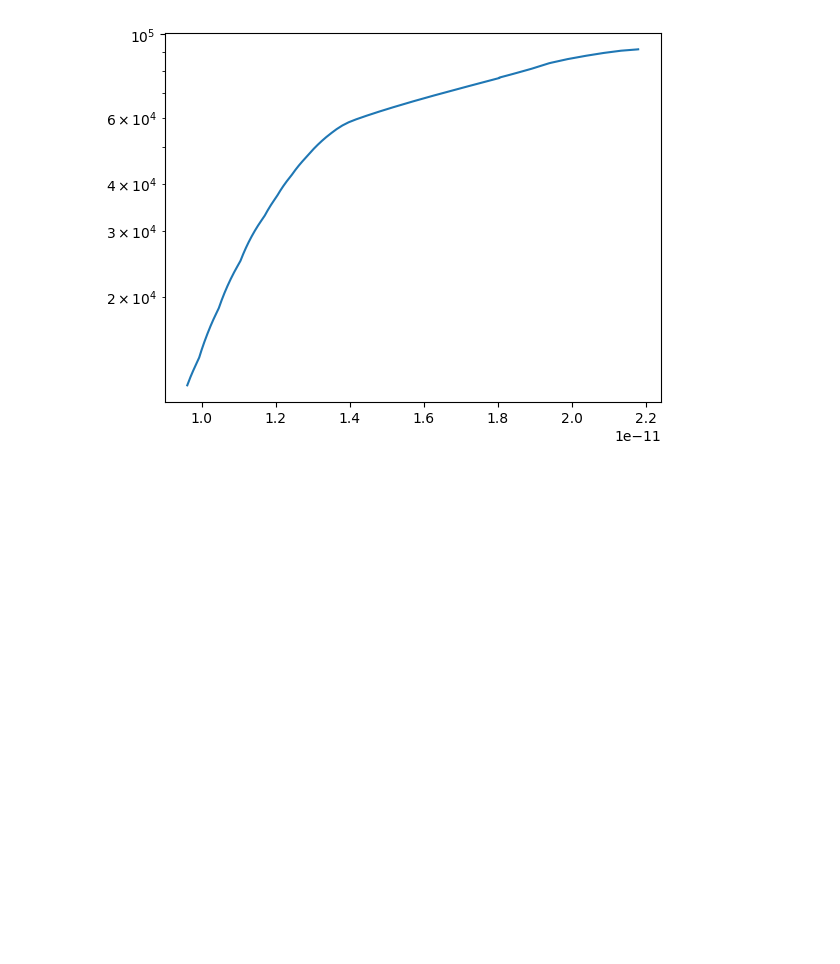
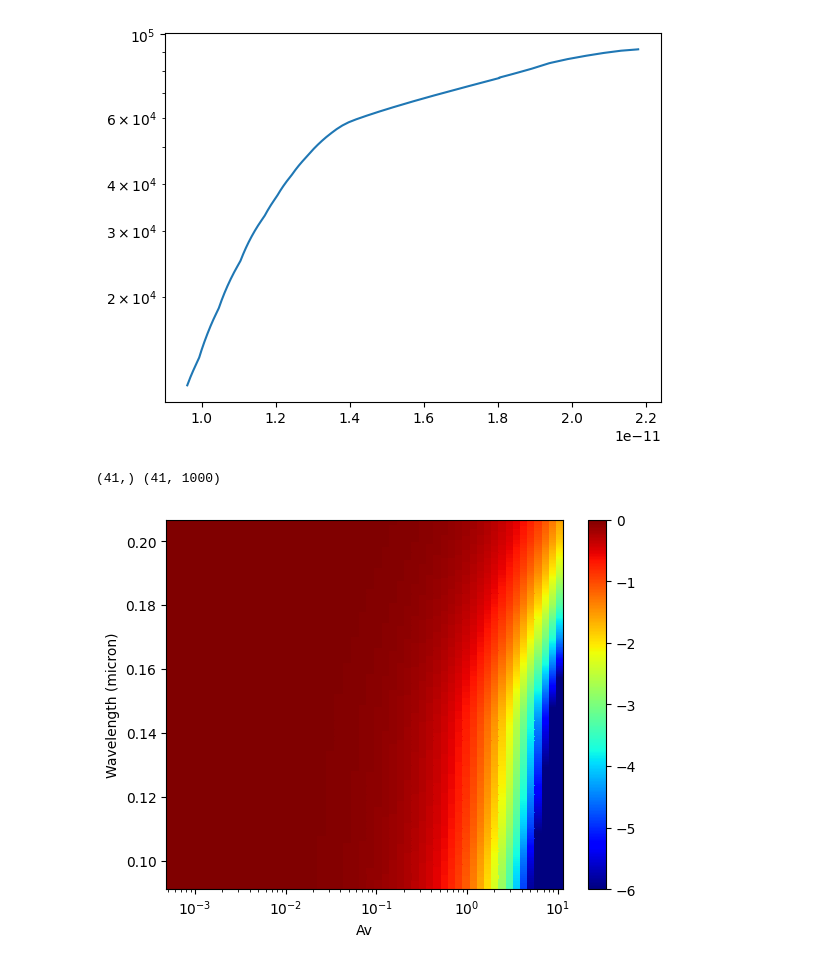
Before and after one commit to tgrassi/prizmo, a Jupyter notebook: models/tutorial/main.ipynb, the cells around one changed output. Cells and saved outputs as stored; diff of their text form; code cells hidden in the pictures; blank space fills up the shorter version.

```diff
--- a/models/tutorial/main.ipynb
+++ b/models/tutorial/main.ipynb
@@ -460,4 +439,40 @@ plt.show()
 # %% [output]
 [figure]
 # %%
-jflux = get_draine_field(prizmo.energy)  # negligible radiation field
+jflux = get_draine_field(prizmo.energy)
+#x, Tgas, jflux, ds
+Ncol2AV = 6.289e-22
+x = all_x[-1]
+tgas = all_tgas[-1]
+ngas = np.sum(x)
+
+av = 0e0
+ds = 10. / Ncol2AV / ngas / 1e4
+stot = 0e0
+avs = []
+jflux_all = []
+while av < 10:
+    ds *= 1.2
+    stot += ds
+    av += ngas * ds * Ncol2AV
+    jflux = prizmo.RT(x, tgas, jflux, ds)
+    avs.append(av)
+    jflux_all.append(jflux.copy())
+    #plt.plot(prizmo.energy, jflux)
+
+
+avs = np.array(avs)
+jflux_all = np.array(jflux_all)
+print(avs.shape, jflux_all.shape)
+
+jflux_rel = jflux_all / (jflux_all[0] + 1e-40)
+
+plt.pcolor(avs, prizmo.wavelength_micron, np.log10(jflux_rel.T + 1e-40), shading='auto', vmin=-6, cmap="jet")
+plt.colorbar()
+plt.xscale("log")
+plt.xlabel("Av")
+plt.ylabel("Wavelength (micron)")
+plt.show()
+# %% [output]
+(41,) (41, 1000)
+[figure, added]
```
Also changed, not shown: parts of 4 cells of this notebook.
